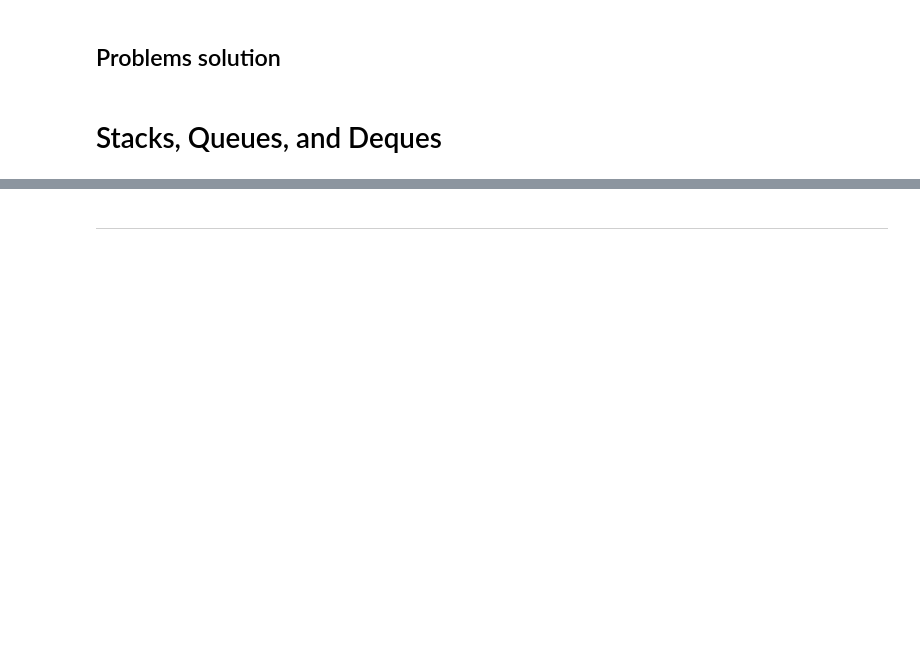
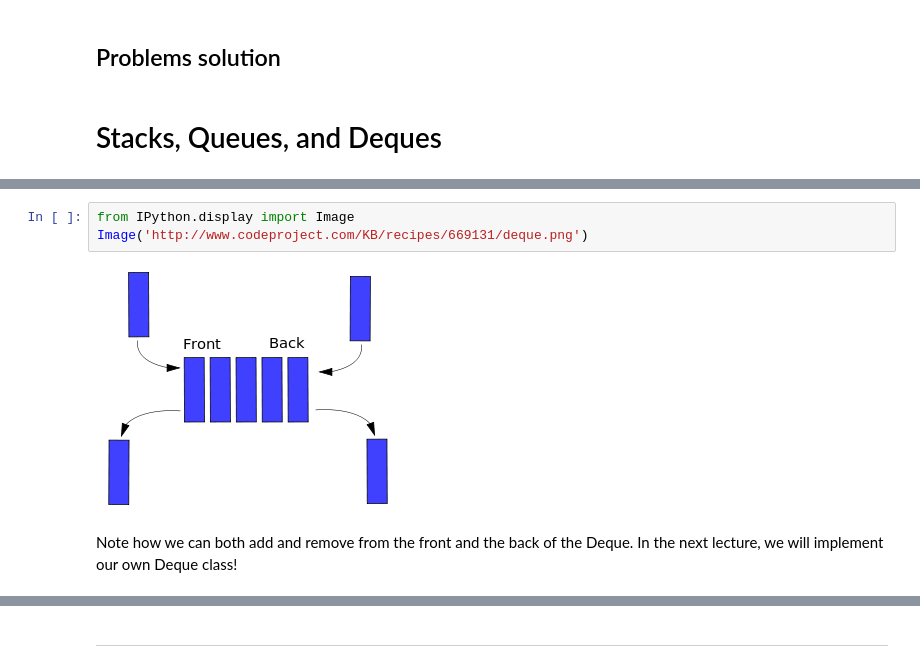
Before and after one commit to iampramodyadav/Data-Struct-Algo, a Jupyter notebook: Python-DSA.ipynb, the cells around one changed output, grey strips where cells are left out. Cells and saved outputs as stored; diff of their text form; blank space fills up the shorter version.

Commit message:
-- added array and stack queue and deques

```diff
--- a/Python-DSA.ipynb
+++ b/Python-DSA.ipynb
@@ -1086,0 +1943,7 @@ Array after updation : array('i', [1, 2, 6, 1, 8, 5])
+# %%
+from IPython.display import Image
+Image('http://www.codeproject.com/KB/recipes/669131/deque.png')
+# %% [output]
+[figure, added]
+# %% [markdown]
+Note how we can both add and remove from the front and the back of the Deque. In the next lecture, we will implement our own Deque class!
```
Also changed, not shown: parts of 167 cells of this notebook.
